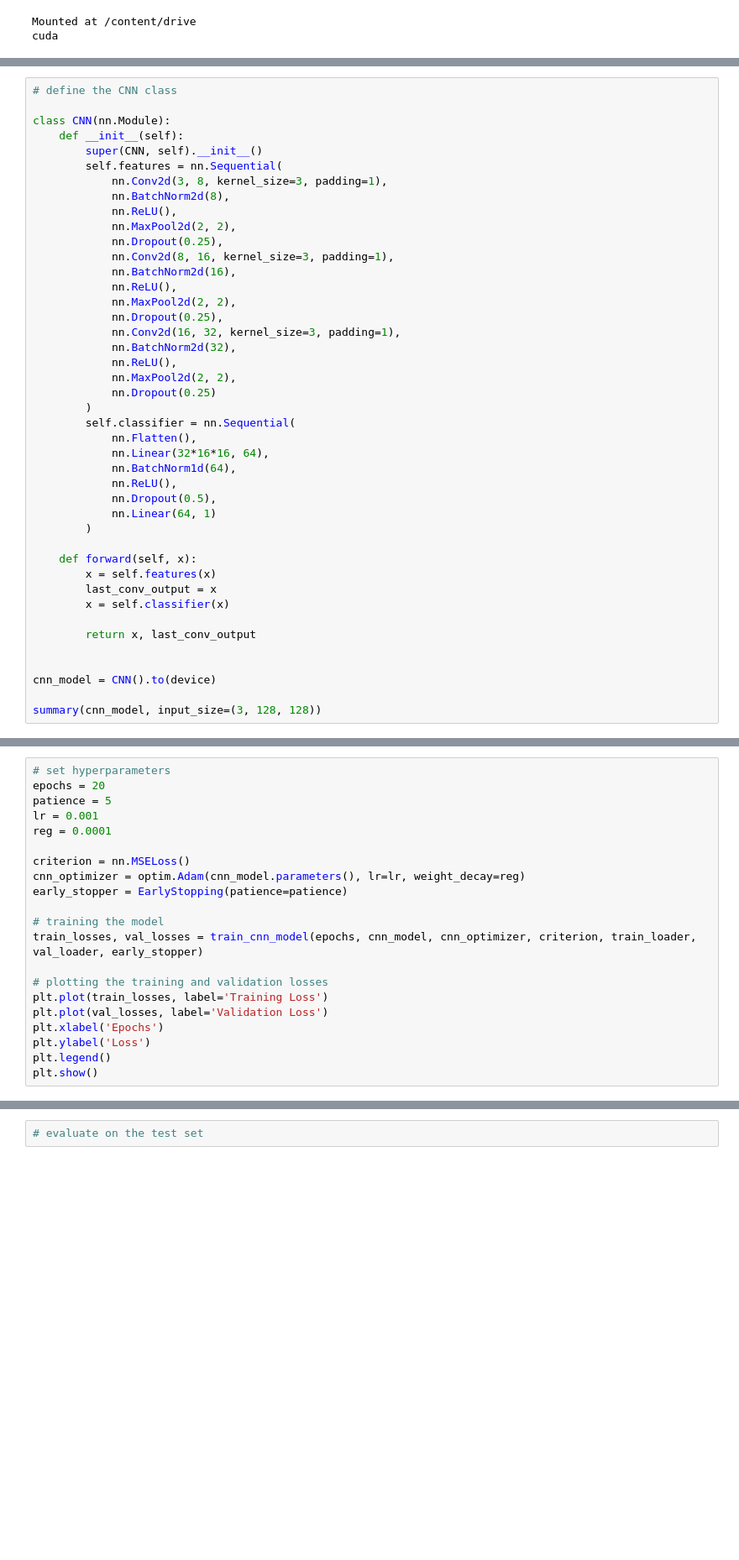
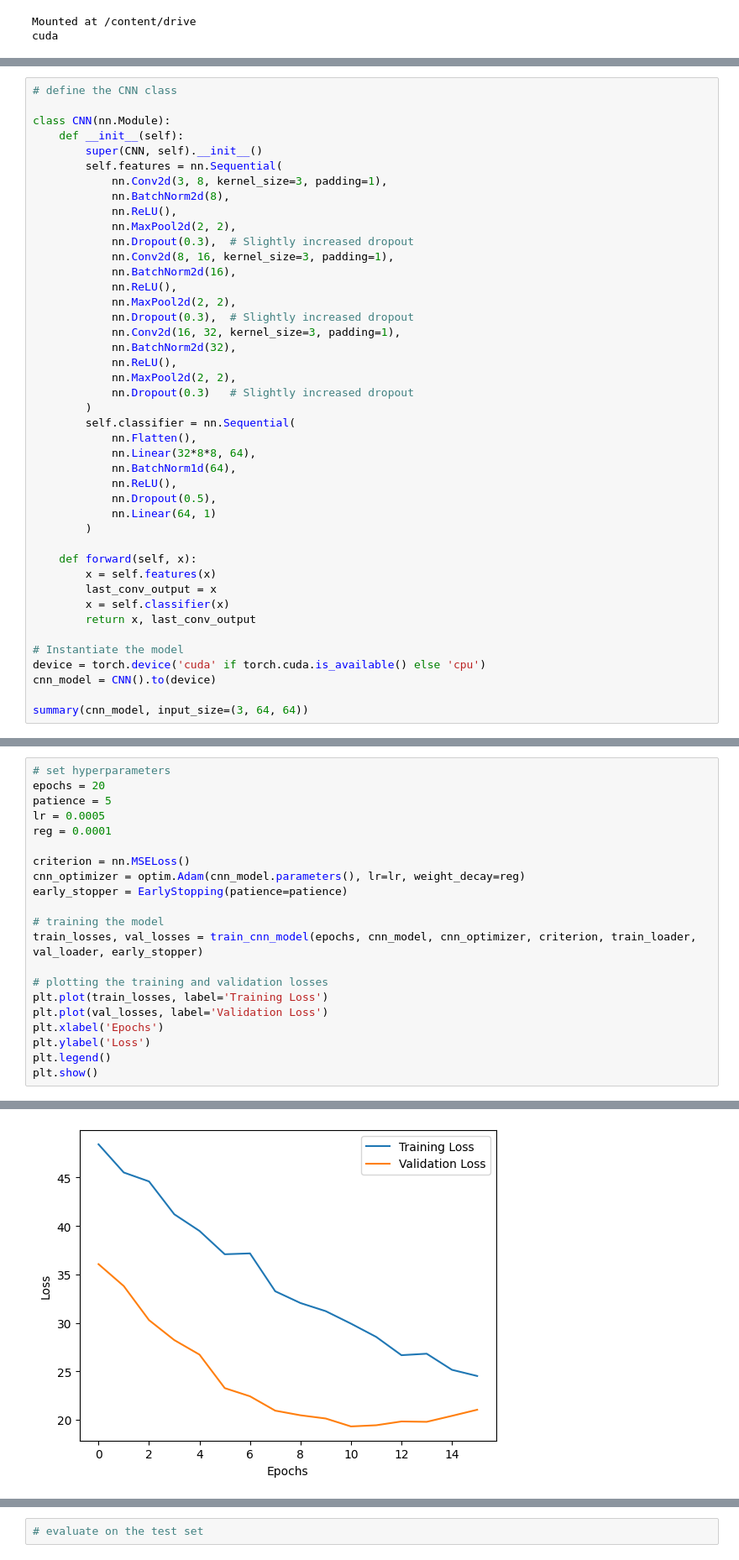
Before and after one commit to Raphaaella/CNN-to-Evaluate-Social-Distancing-Measures, a Jupyter notebook: 01_code/count_cnn.ipynb, the cells around one changed output, grey strips where cells are left out. Shown at 84% size. Saved outputs shown, nothing was run; the diff lists cells and outputs as text; blank space fills up the shorter version.

```diff
--- a/01_code/count_cnn.ipynb
+++ b/01_code/count_cnn.ipynb
@@ -155,21 +174,21 @@ class CNN(nn.Module):
             nn.BatchNorm2d(8),
             nn.ReLU(),
             nn.MaxPool2d(2, 2),
-            nn.Dropout(0.25),
+            nn.Dropout(0.3),  # Slightly increased dropout
             nn.Conv2d(8, 16, kernel_size=3, padding=1),
             nn.BatchNorm2d(16),
             nn.ReLU(),
             nn.MaxPool2d(2, 2),
-            nn.Dropout(0.25),
+            nn.Dropout(0.3),  # Slightly increased dropout
             nn.Conv2d(16, 32, kernel_size=3, padding=1),
             nn.BatchNorm2d(32),
             nn.ReLU(),
             nn.MaxPool2d(2, 2),
-            nn.Dropout(0.25)
+            nn.Dropout(0.3)   # Slightly increased dropout
         )
         self.classifier = nn.Sequential(
             nn.Flatten(),
-            nn.Linear(32*16*16, 64),
+            nn.Linear(32*8*8, 64),
             nn.BatchNorm1d(64),
             nn.ReLU(),
             nn.Dropout(0.5),
@@ -180,13 +199,13 @@ class CNN(nn.Module):
         x = self.features(x)
         last_conv_output = x
         x = self.classifier(x)
-
         return x, last_conv_output
 
-
+# Instantiate the model
+device = torch.device('cuda' if torch.cuda.is_available() else 'cpu')
 cnn_model = CNN().to(device)
 
-summary(cnn_model, input_size=(3, 128, 128))
+summary(cnn_model, input_size=(3, 64, 64))
 # %% [output]
 ----------------------------------------------------------------
         Layer (type)               Output Shape         Param #
@@ -279,7 +298,7 @@ def train_cnn_model(epochs, model, optimizer, criterion, train_loader, val_loade
 # set hyperparameters
 epochs = 20
 patience = 5
-lr = 0.001
+lr = 0.0005
 reg = 0.0001
 
 criterion = nn.MSELoss()
@@ -301,3 +336,4 @@ KeyboardInterrupt:
+[figure, added]
 # %%
 def evaluate_model(data_loader, model):
     model.eval()  # Set the model to evaluation mode
```
Also changed, not shown: parts of 5 cells of this notebook.
